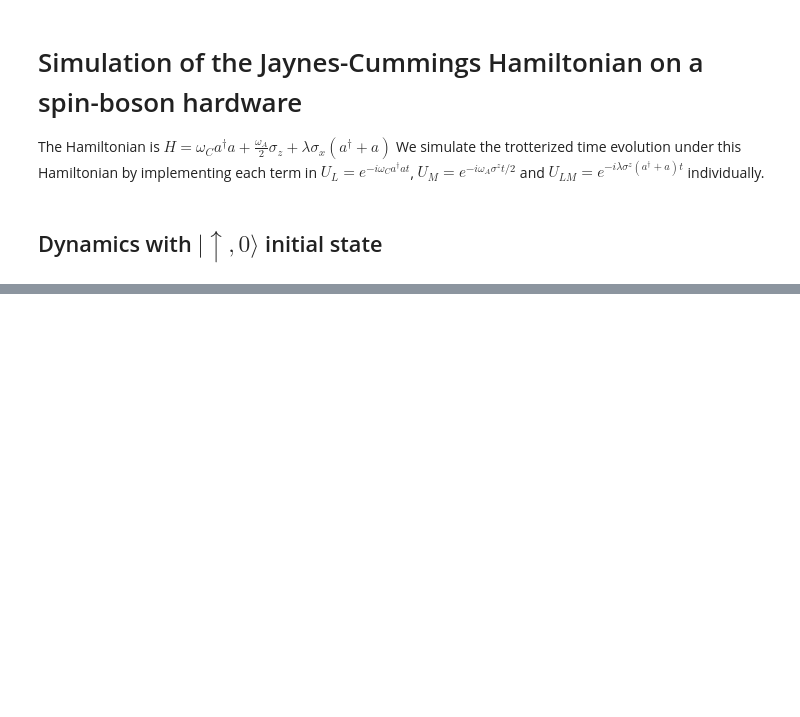
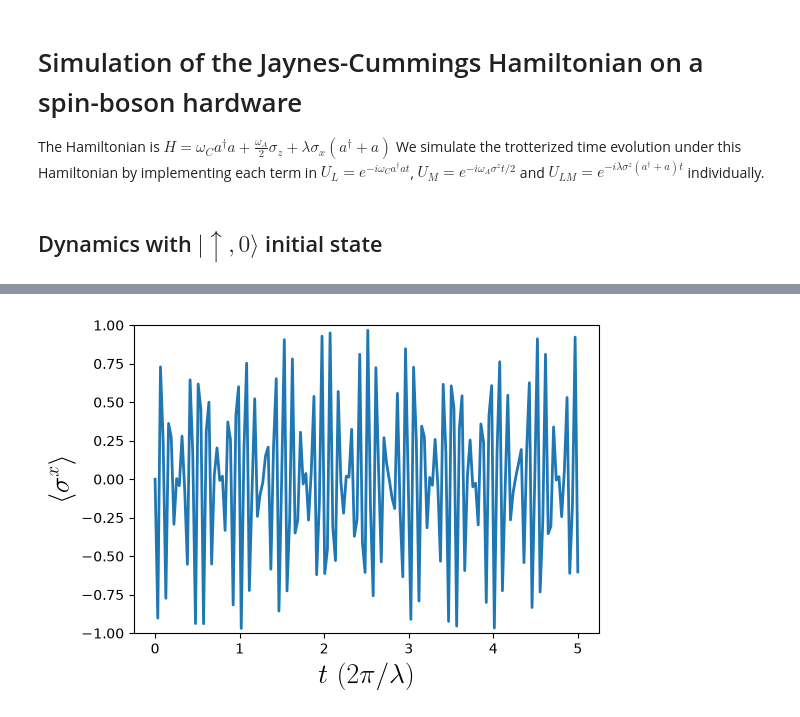
Before and after one commit to simkoi/bosonic_algo, a Jupyter notebook: JC_spin-boson_hardware.ipynb, the cells around one changed output, grey strips where cells are left out. Cells and saved outputs as stored; diff of their text form; code cells hidden in the pictures; blank space fills up the shorter version.

```diff
--- a/JC_spin-boson_hardware.ipynb
+++ b/JC_spin-boson_hardware.ipynb
@@ -150,0 +201,11 @@ ax[1].set_ylim([-1.05,1.05]);
+# %%
+observable = [SparsePauliOp.from_operator(sigmax)] # Converting sigmax matrix to Pauli strings
+params = [] # circuit parameters
+
+
+sigma_x_expectation_baseline = []
+sigma_x_expectation_kick = []
+
+estimator = Estimator()
+
+sigma_x_traj_kick = estimate_traj(circuit_list_kick, observable, params, estimator)
@@ -150,0 +229,18 @@ ax[1].set_ylim([-1.05,1.05]);
+# %%
+#Dividing by kick strength:
+sigma_x_traj_kick = sigma_x_traj_kick/epsilon
+# %%
+
+fontsize = 20
+
+fig, ax = plt.subplots(1,1,figsize=(6,4))
+
+ax.plot(sampling_t_list/(2*np.pi/lam),sigma_x_traj_kick,linewidth=2)
+
+ax.set_ylabel(r'$\langle\sigma^x\rangle$',fontsize=fontsize,usetex=True);
+ax.set_xlabel(r'$t$ $(2\pi/\lambda)$',fontsize=fontsize,usetex=True);
+
+#ax.legend(loc='upper right')
+ax.set_ylim([-1,1]);
+# %% [output]
+[figure, added]
```
Also changed, not shown: parts of 9 cells of this notebook.
